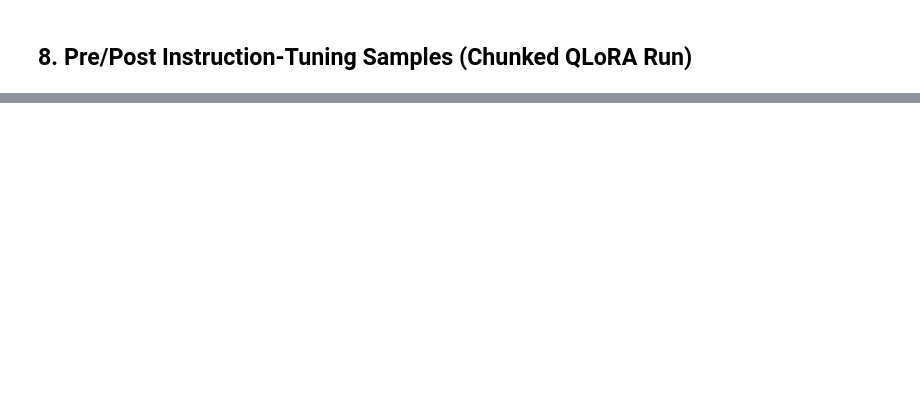
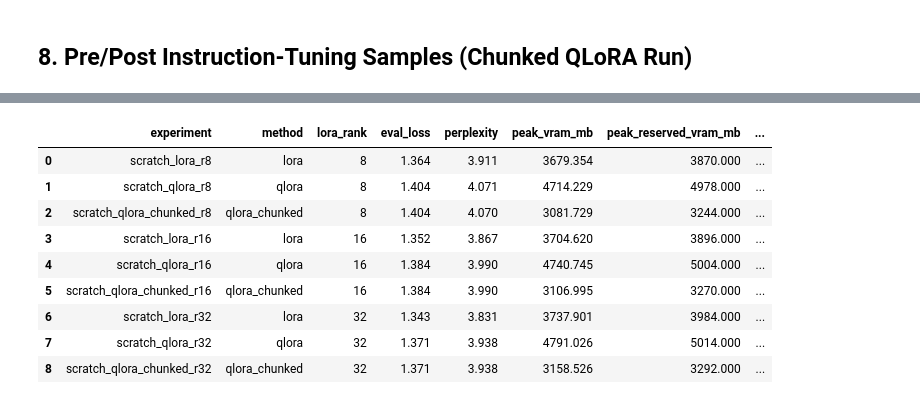
Before and after one commit to khanzaifa37/Quantized-LoRA, a Jupyter notebook: notebooks/05_chunked_qlora_workflow.ipynb, the cells around one changed output, grey strips where cells are left out. Drawn from its saved outputs; the diff is of its cells as text; code cells hidden in the pictures; blank space fills up the shorter version.

```diff
--- a/notebooks/05_chunked_qlora_workflow.ipynb
+++ b/notebooks/05_chunked_qlora_workflow.ipynb
@@ -232,0 +402,27 @@ for row in instruction_table.to_dict(orient="records"):
+# %%
+import gc, json
+from pathlib import Path
+import torch
+from qlora_scratch.train import run_experiment
+
+all_metrics = []
+for exp_name, config in experiments.items():
+    print("\n" + "#" * 78)
+    print(f"# {exp_name}  (method={config.method}, rank={config.lora_rank})")
+    print("#" * 78)
+    metrics = run_experiment(PROJECT_ROOT / "data", config, sample_prompts=sample_prompts)
+    metrics["experiment"] = exp_name
+    Path(config.output_dir).mkdir(parents=True, exist_ok=True)
+    (Path(config.output_dir) / "metrics.json").write_text(json.dumps(metrics, indent=2))
+    all_metrics.append(metrics)
+    print(
+        f"  -> eval_loss={metrics['eval_loss']:.4f}  "
+        f"peak_vram={metrics['peak_vram_mb']:.1f} MB  "
+        f"tokens/s={metrics['tokens_per_second']:.1f}  "
+        f"wall={metrics['wall_time_s']:.1f}s"
+    )
+    gc.collect()
+    if torch.cuda.is_available():
+        torch.cuda.empty_cache()
+
+print(f"\nFinished {len(all_metrics)} experiments.")
@@ -232,0 +476,25 @@ for row in instruction_table.to_dict(orient="records"):
+# %%
+import pandas as pd
+from qlora_scratch.analysis import results_summary_table
+
+summary = results_summary_table(all_metrics)
+display_cols = [
+    "experiment", "method", "lora_rank",
+    "eval_loss", "perplexity",
+    "peak_vram_mb", "peak_reserved_vram_mb",
+    "tokens_per_second", "avg_generation_tokens_per_second",
+    "avg_optimizer_step_latency_s", "wall_time_s",
+]
+pd.set_option("display.float_format", lambda v: f"{v:.3f}")
+summary[display_cols].sort_values(["lora_rank", "method"]).reset_index(drop=True)
+# %% [output]
+|  | experiment | method | lora_rank | eval_loss | perplexity | peak_vram_mb | peak_reserved_vram_mb | ... |
+| 0 | scratch_lora_r8 | lora | 8 | 1.364 | 3.911 | 3679.354 | 3870.000 | ... |
+| 1 | scratch_qlora_r8 | qlora | 8 | 1.404 | 4.071 | 4714.229 | 4978.000 | ... |
+| 2 | scratch_qlora_chunked_r8 | qlora_chunked | 8 | 1.404 | 4.070 | 3081.729 | 3244.000 | ... |
+| 3 | scratch_lora_r16 | lora | 16 | 1.352 | 3.867 | 3704.620 | 3896.000 | ... |
+| 4 | scratch_qlora_r16 | qlora | 16 | 1.384 | 3.990 | 4740.745 | 5004.000 | ... |
+| 5 | scratch_qlora_chunked_r16 | qlora_chunked | 16 | 1.384 | 3.990 | 3106.995 | 3270.000 | ... |
+| 6 | scratch_lora_r32 | lora | 32 | 1.343 | 3.831 | 3737.901 | 3984.000 | ... |
+| 7 | scratch_qlora_r32 | qlora | 32 | 1.371 | 3.938 | 4791.026 | 5014.000 | ... |
+| 8 | scratch_qlora_chunked_r32 | qlora_chunked | 32 | 1.371 | 3.938 | 3158.526 | 3292.000 | ... |
```
Also changed, not shown: parts of 28 cells of this notebook.
